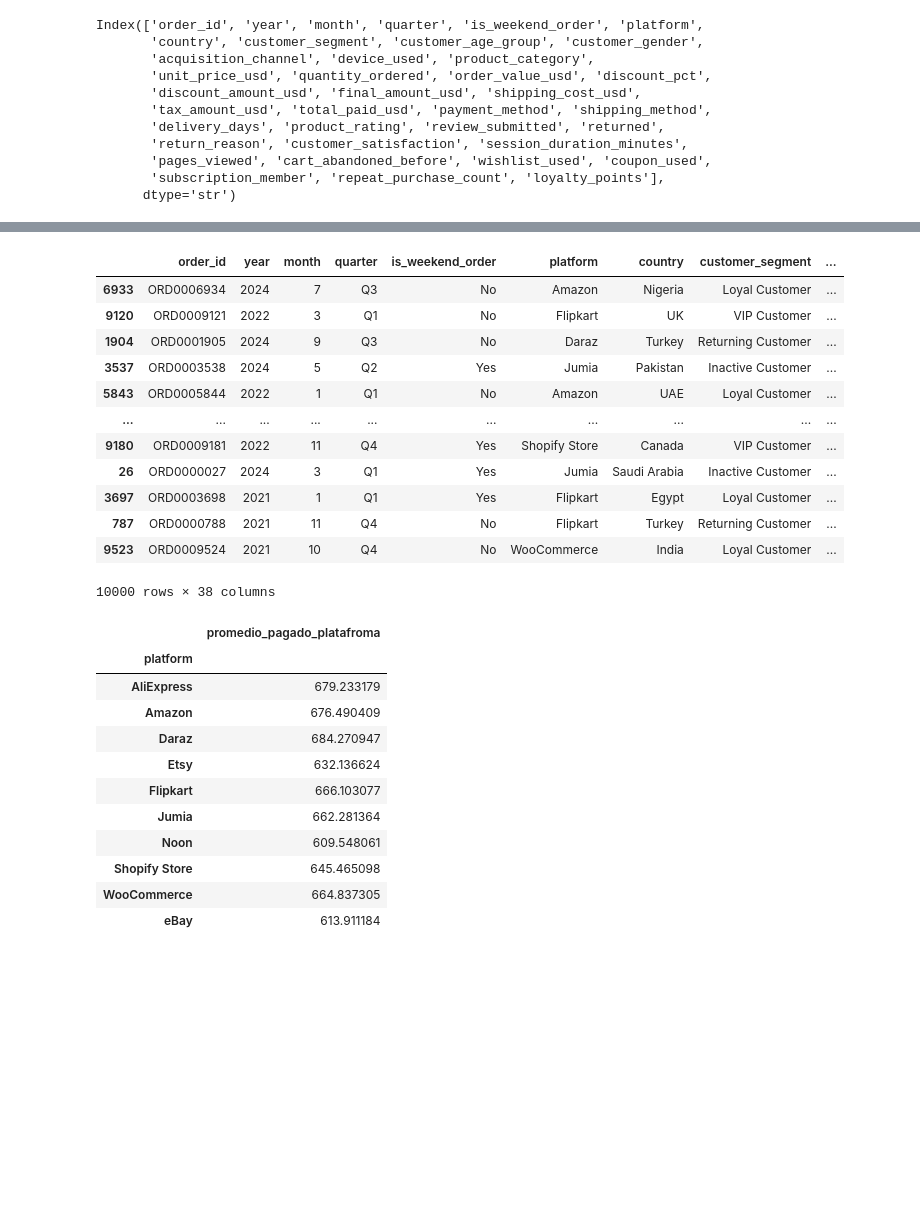
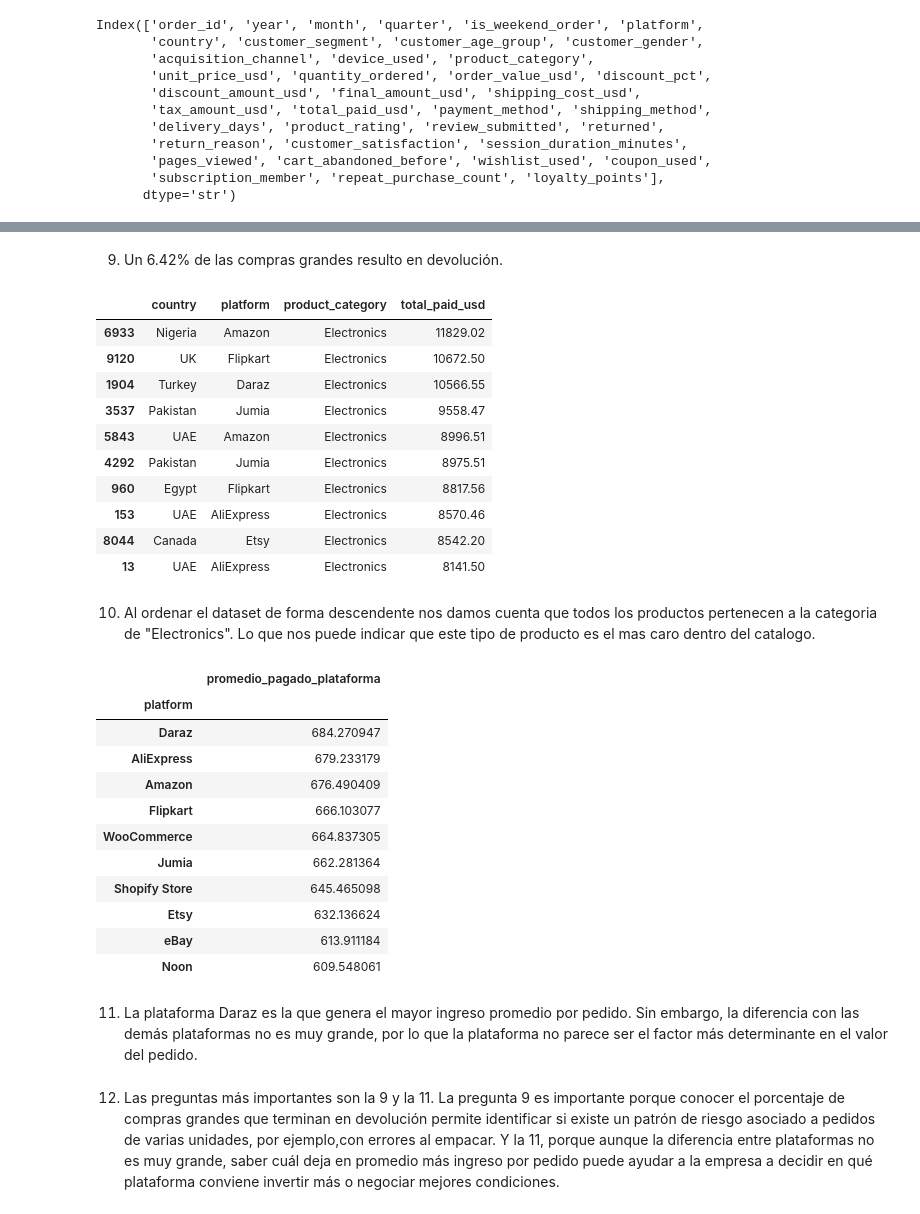
Before and after one commit to Sebast68h/Taller-4-Aplicaciones, a Jupyter notebook: taller4.ipynb, the cells around one changed output, grey strips where cells are left out. Drawn from its saved outputs; the diff is of its cells as text; code cells hidden in the pictures; blank space fills up the shorter version.

```diff
--- a/taller4.ipynb
+++ b/taller4.ipynb
@@ -191,34 +172,41 @@ fp
+# %% [markdown]
+9. Un 6.42% de las compras grandes resulto en devolución.
 # %%
-of = df.sort_values("total_paid_usd", ascending = False)
-of
+top = df.sort_values("total_paid_usd", ascending = False).head(10)
+top[["country", "platform", "product_category", "total_paid_usd"]]
 # %% [output]
-|  | order_id | year | month | quarter | is_weekend_order | platform | country | customer_segment | ... |
-| 6933 | ORD0006934 | 2024 | 7 | Q3 | No | Amazon | Nigeria | Loyal Customer | ... |
-| 9120 | ORD0009121 | 2022 | 3 | Q1 | No | Flipkart | UK | VIP Customer | ... |
-| 1904 | ORD0001905 | 2024 | 9 | Q3 | No | Daraz | Turkey | Returning Customer | ... |
-| 3537 | ORD0003538 | 2024 | 5 | Q2 | Yes | Jumia | Pakistan | Inactive Customer | ... |
-| 5843 | ORD0005844 | 2022 | 1 | Q1 | No | Amazon | UAE | Loyal Customer | ... |
-| ... | ... | ... | ... | ... | ... | ... | ... | ... | ... |
-| 9180 | ORD0009181 | 2022 | 11 | Q4 | Yes | Shopify Store | Canada | VIP Customer | ... |
-| 26 | ORD0000027 | 2024 | 3 | Q1 | Yes | Jumia | Saudi Arabia | Inactive Customer | ... |
-| 3697 | ORD0003698 | 2021 | 1 | Q1 | Yes | Flipkart | Egypt | Loyal Customer | ... |
-| 787 | ORD0000788 | 2021 | 11 | Q4 | No | Flipkart | Turkey | Returning Customer | ... |
-| 9523 | ORD0009524 | 2021 | 10 | Q4 | No | WooCommerce | India | Loyal Customer | ... |
+|  | country | platform | product_category | total_paid_usd |
+| 6933 | Nigeria | Amazon | Electronics | 11829.02 |
+| 9120 | UK | Flipkart | Electronics | 10672.50 |
+| 1904 | Turkey | Daraz | Electronics | 10566.55 |
+| 3537 | Pakistan | Jumia | Electronics | 9558.47 |
+| 5843 | UAE | Amazon | Electronics | 8996.51 |
+| 4292 | Pakistan | Jumia | Electronics | 8975.51 |
+| 960 | Egypt | Flipkart | Electronics | 8817.56 |
+| 153 | UAE | AliExpress | Electronics | 8570.46 |
+| 8044 | Canada | Etsy | Electronics | 8542.20 |
+| 13 | UAE | AliExpress | Electronics | 8141.50 |
-10000 rows × 38 columns
+# %% [markdown]
+10. Al ordenar el dataset de forma descendente nos damos cuenta que todos los productos pertenecen a la categoria de "Electronics". Lo que nos puede indicar que este tipo de producto es el mas caro dentro del catalogo.
 # %%
 pf = (df.groupby("platform")
-      .agg( promedio_pagado_platafroma = ("total_paid_usd","mean")))
+      .agg( promedio_pagado_plataforma = ("total_paid_usd","mean"))
+      .sort_values("promedio_pagado_plataforma", ascending=False))
 pf
 # %% [output]
-|  | promedio_pagado_platafroma |
+|  | promedio_pagado_plataforma |
 | platform |  |
+| Daraz | 684.270947 |
 | AliExpress | 679.233179 |
 | Amazon | 676.490409 |
-| Daraz | 684.270947 |
+| Flipkart | 666.103077 |
+| WooCommerce | 664.837305 |
+| Jumia | 662.281364 |
+| Shopify Store | 645.465098 |
 | Etsy | 632.136624 |
-| Flipkart | 666.103077 |
-| Jumia | 662.281364 |
+| eBay | 613.911184 |
 | Noon | 609.548061 |
-| Shopify Store | 645.465098 |
-| WooCommerce | 664.837305 |
-| eBay | 613.911184 |
+# %% [markdown]
+11. La plataforma Daraz es la que genera el mayor ingreso promedio por pedido. Sin embargo, la diferencia con las demás plataformas no es muy grande, por lo que la plataforma no parece ser el factor más determinante en el valor del pedido.
+# %% [markdown]
+12. Las preguntas más importantes son la 9 y la 11. La pregunta 9 es importante porque conocer el porcentaje de compras grandes que terminan en devolución permite identificar si existe un patrón de riesgo asociado a pedidos de varias unidades, por ejemplo,con errores al empacar. Y la 11, porque aunque la diferencia entre plataformas no es muy grande, saber cuál deja en promedio más ingreso por pedido puede ayudar a la empresa a decidir en qué plataforma conviene invertir más o negociar mejores condiciones.
```
Also changed, not shown: parts of 19 cells of this notebook.
